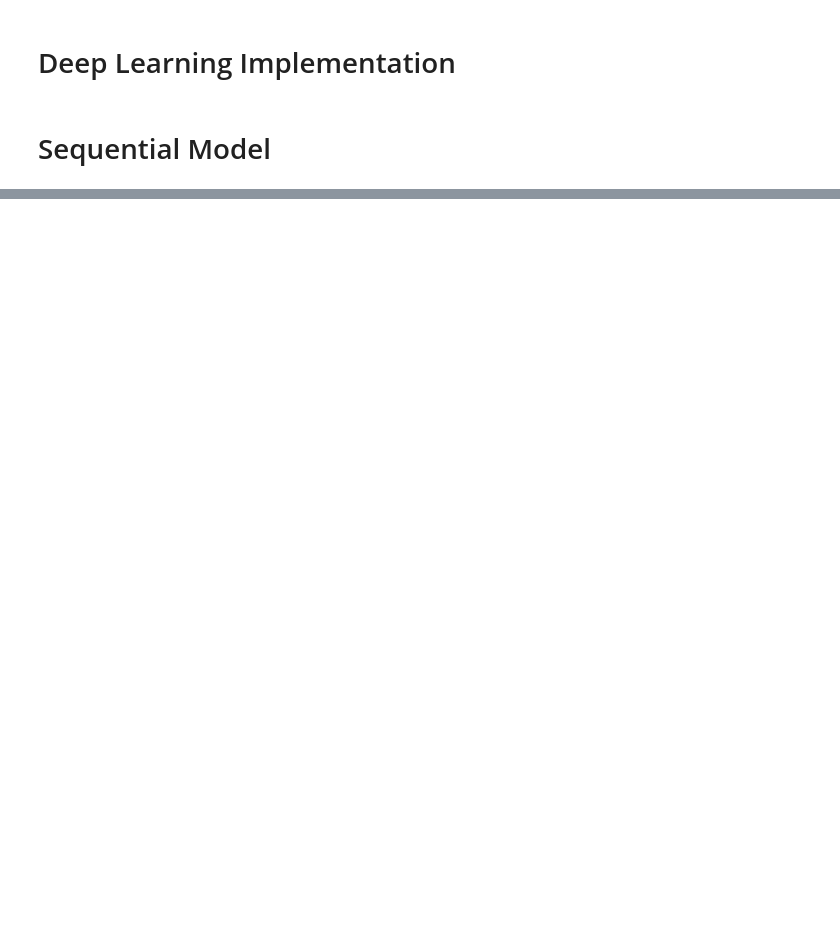
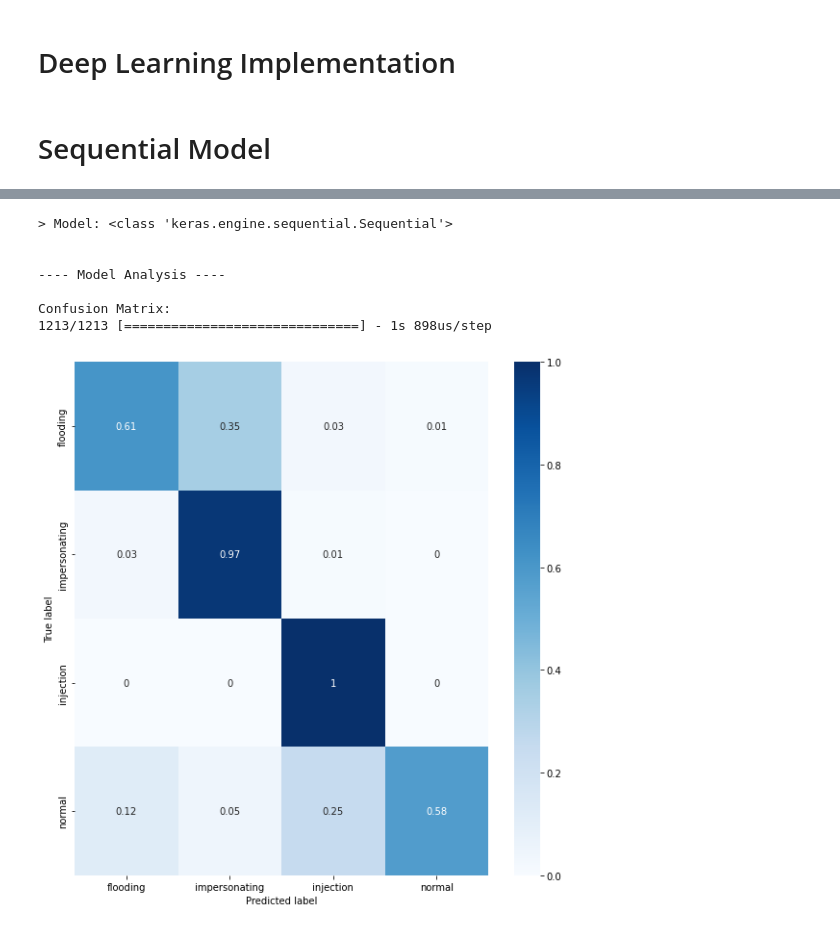
Before and after one commit to VascoRegal/ML-cybersecurity, a Jupyter notebook: main.ipynb, the cells around one changed output, grey strips where cells are left out. Drawn from its saved outputs; the diff is of its cells as text; code cells hidden in the pictures; blank space fills up the shorter version.

Commit message:
Deep Learning Model Confusion Matrix

```diff
--- a/main.ipynb
+++ b/main.ipynb
@@ -471,20 +712,3 @@ def evaluate_model(model, X_test, y_test):
 epochs = 20
 # %% [markdown]
 # Sequential Model
-# %%
-model = Sequential()
-model.add(Dense(units=32, activation='relu', input_dim=(len(X_train.columns))))
-model.add(Dense(units=64, activation='relu'))
-model.add(Dense(units=4, activation='sigmoid'))
-loss_fn = keras.losses.SparseCategoricalCrossentropy()
-model.compile(loss=loss_fn, optimizer='sgd', metrics=['MeanSquaredError', 'accuracy'])
-
-train_predict_and_save_model(model, "SequentialModel", X_train, encoded_y_train, X_test, encoded_y_test, epochs = epochs, batch_size = 128)
-# Evaluate model on test set and add results to dataframe
-results = evaluate_model(model, X_test, encoded_y_test)
-
-# Set index to 'Baseline'
-results.index = ['Baseline']
-
-# Display results
-results.head()
@@ -550,7 +798,7 @@ def build_model(hp):
         model.add(keras.layers.Dropout(hp.Float("dropout_" + str(i), 0, 0.3, step=0.1)))
 
     # Add output layer.
-    model.add(keras.layers.Dense(units=10, activation="softmax"))
+    model.add(keras.layers.Dense(units=4, activation="softmax"))
 
     # Tune learning rate for Adam optimizer with values from 0.01, 0.001, or 0.0001
     hp_learning_rate = hp.Choice("learning_rate", values=[1e-2, 1e-3, 1e-4])
@@ -569,5 +817,5 @@ tuner = kt.Hyperband(build_model,
                      max_epochs=20,
                      factor=3,
                      hyperband_iterations=10,
-                     directory="kt_dir",
-                     project_name="kt_hyperband",)
+                     directory="hypertuned_dir",
+                     project_name="hypertuned_hyperband",)
@@ -586,6 +862,3 @@ print(best_hps)
 # %%
-# Build model
-h_model = tuner.hypermodel.build(best_hps)
-
 # Train the hypertuned model
-h_model.fit(X_train, y_train, epochs=epochs, validation_split=0.2, callbacks=[stop_early], verbose=2)
+h_model.fit(X_train, encoded_y_train, epochs=epochs, validation_split=0.2, callbacks=[stop_early], verbose=2)
@@ -592,2 +928,13 @@ h_model.fit(X_train, y_train, epochs=epochs, validation_split=0.2, callbacks=[st
+# %%
+deep_learning_model_analysis(h_model, X_train, encoded_y_train, X_test, encoded_y_test)
+# %% [output]
+> Model: <class 'keras.engine.sequential.Sequential'>
+
+
+---- Model Analysis ----
+
+Confusion Matrix:
+1213/1213 [==============================] - 1s 898us/step
+[figure, added]
 # %%
 #Save model on file
```
Also changed, not shown: parts of 36 cells of this notebook.
